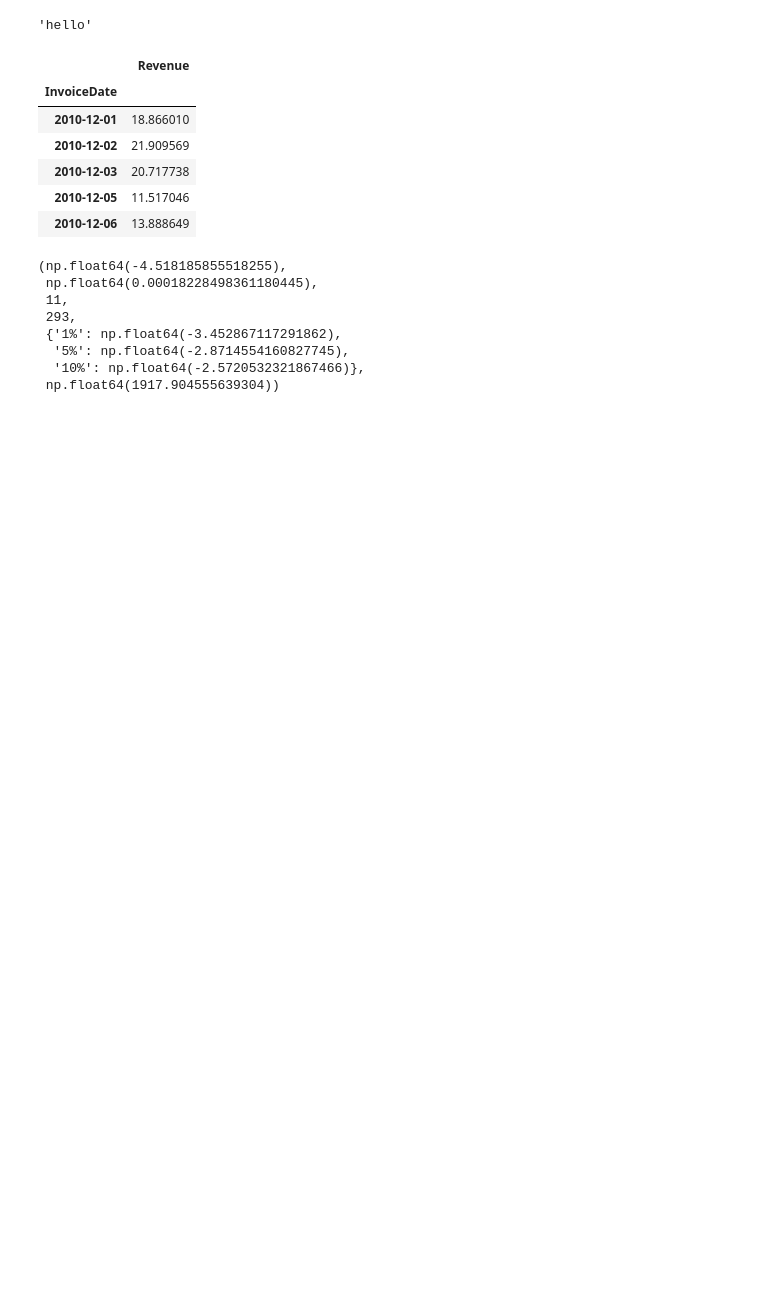
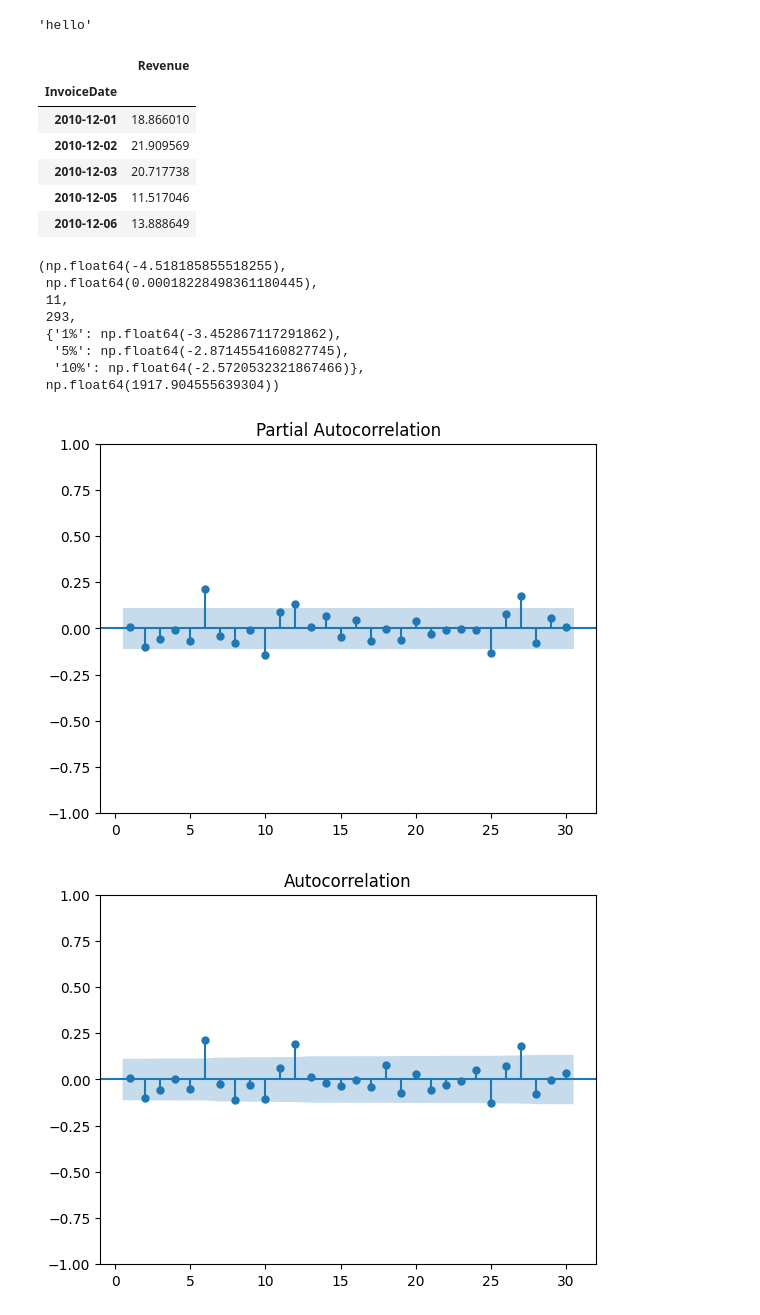
Before and after one commit to am-alibee/retailsales_forecasting, a Jupyter notebook: time_series_forecast.ipynb, the cells around one changed output. Drawn from its saved outputs; the diff is of its cells as text; code cells hidden in the pictures; blank space fills up the shorter version.

Commit message:
imported and plotted acf and pacf plots

```diff
--- a/time_series_forecast.ipynb
+++ b/time_series_forecast.ipynb
@@ -47,3 +48,9 @@ adfuller(df)
   '5%': np.float64(-2.8714554160827745),
   '10%': np.float64(-2.5720532321867466)},
  np.float64(1917.904555639304))
+# %%
+plot_acf(df, lags=30, zero=False)
+plot_pacf(df, lags=30, zero=False)
+# %% [output]
+[figure, added]
+[figure, added]
```
Also changed, not shown: parts of 2 cells of this notebook.
